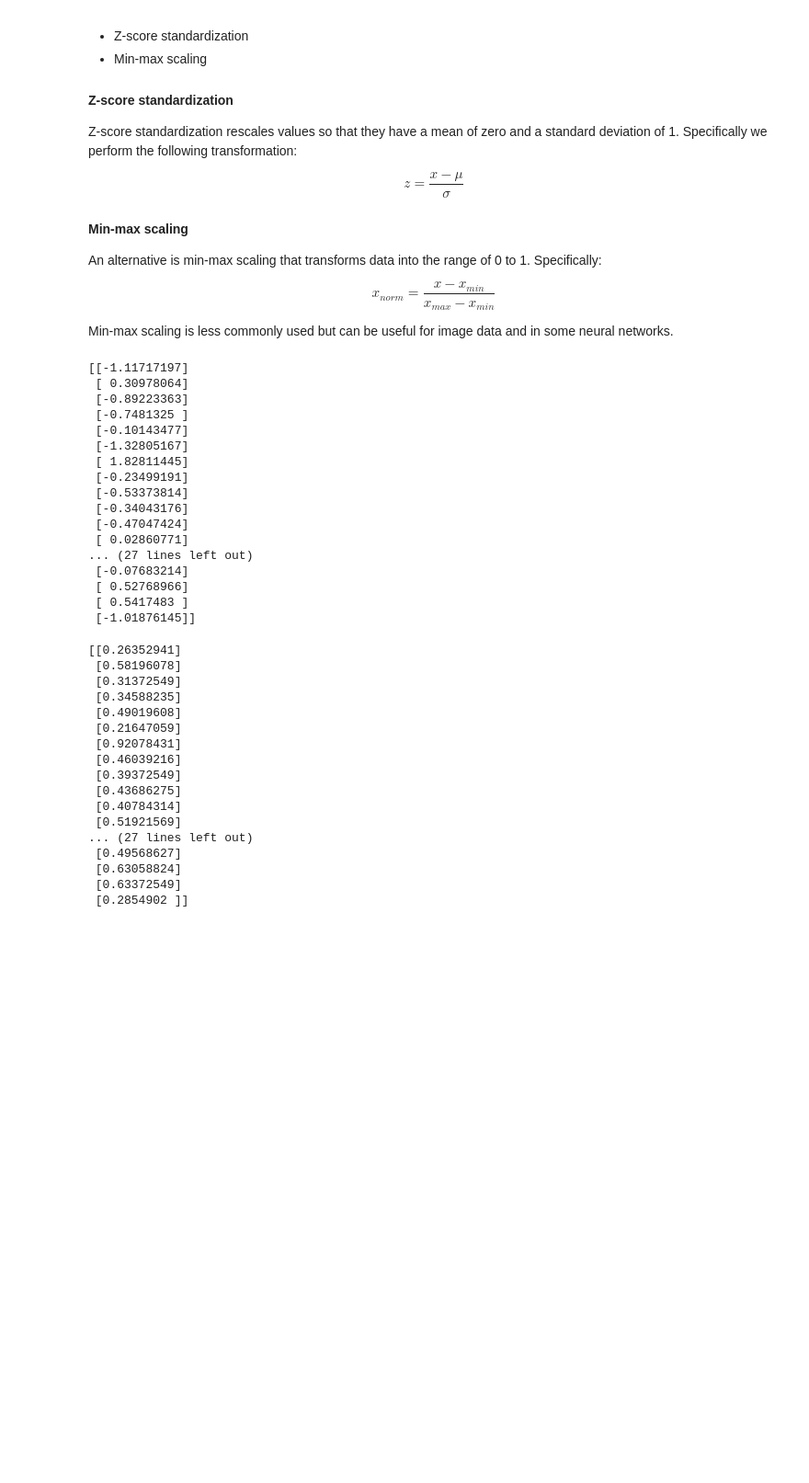
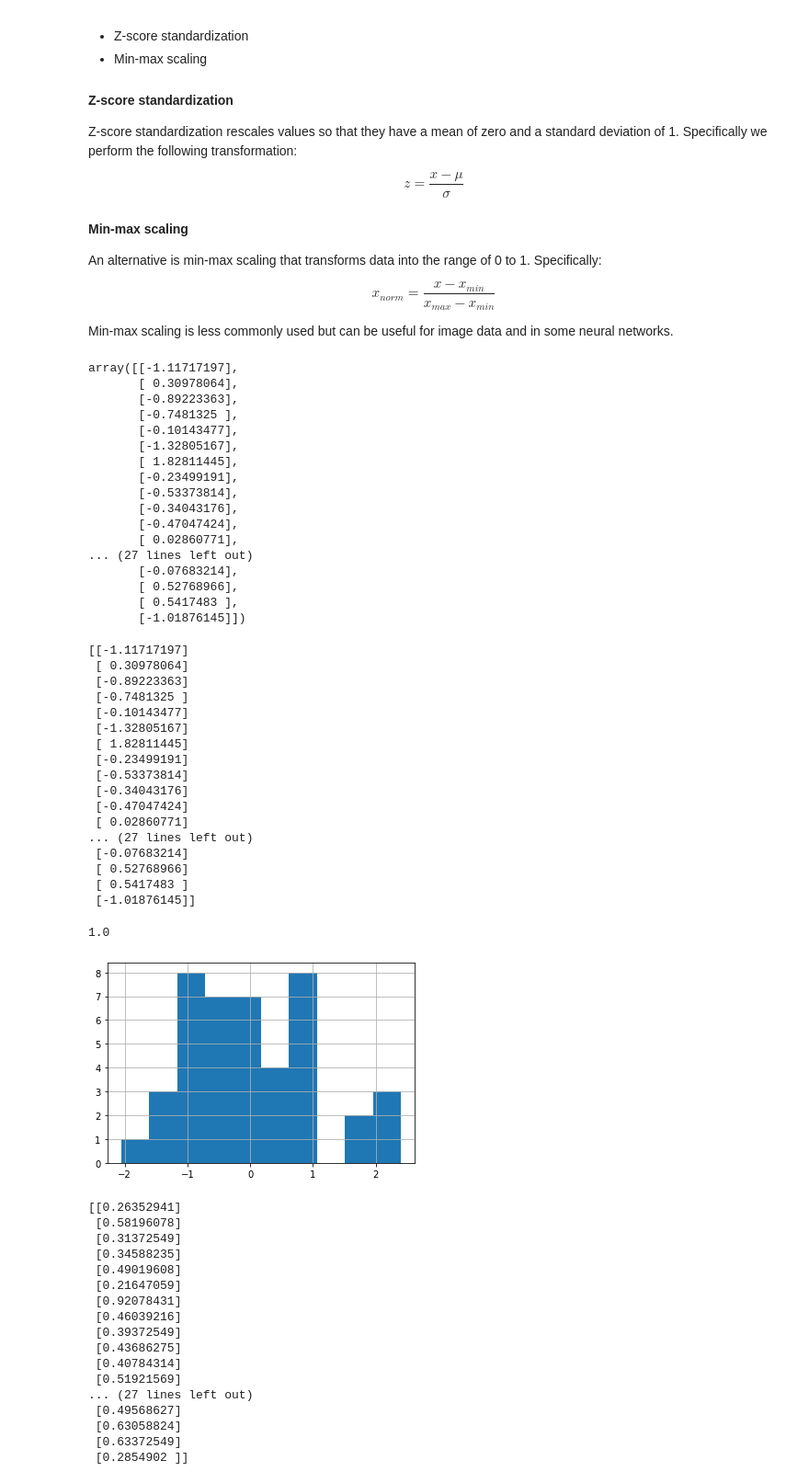
Before and after one commit to 1010shane/spring2020, a Jupyter notebook: 03/Week3.ipynb, the cells around one changed output. Shown at 92% size. Drawn from its saved outputs; the diff is of its cells as text; code cells hidden in the pictures; blank space fills up the shorter version.

```diff
--- a/03/Week3.ipynb
+++ b/03/Week3.ipynb
@@ -372,30 +372,51 @@ Min-max scaling is less commonly used but can be useful for image data and in so
 from sklearn.preprocessing import scale, StandardScaler, MinMaxScaler
 
 scaler = StandardScaler()
-print(scaler.fit_transform(boston[['1stFlrSF']]))
-#scaled_size = pd.Series(scale(boston.total_sf))
-#scaled_size.hist()
-#scaled_size.mean()
-#scaled_size.std(ddof=0)
-#boston["normalized_total_sf"] = scaled_size
+scaler.fit_transform(boston[['1stFlrSF']])
 # %% [output]
-[[-1.11717197]
- [ 0.30978064]
- [-0.89223363]
- [-0.7481325 ]
- [-0.10143477]
- [-1.32805167]
- [ 1.82811445]
- [-0.23499191]
- [-0.53373814]
- [-0.34043176]
- [-0.47047424]
- [ 0.02860771]
+array([[-1.11717197],
+       [ 0.30978064],
+       [-0.89223363],
+       [-0.7481325 ],
+       [-0.10143477],
+       [-1.32805167],
+       [ 1.82811445],
+       [-0.23499191],
+       [-0.53373814],
+       [-0.34043176],
+       [-0.47047424],
+       [ 0.02860771],
 ... (27 lines left out)
- [-0.07683214]
- [ 0.52768966]
- [ 0.5417483 ]
- [-1.01876145]]
+       [-0.07683214],
+       [ 0.52768966],
+       [ 0.5417483 ],
+       [-1.01876145]])
+# %%
+scaled_size = pd.Series(scale(boston.total_sf))
+scaled_size.hist()
+scaled_size.mean()
+scaled_size.std(ddof=0)
+#boston["normalized_total_sf"] = scaled_size
+# %% [output]
+[[-1.11717197]
+ [ 0.30978064]
+ [-0.89223363]
+ [-0.7481325 ]
+ [-0.10143477]
+ [-1.32805167]
+ [ 1.82811445]
+ [-0.23499191]
+ [-0.53373814]
+ [-0.34043176]
+ [-0.47047424]
+ [ 0.02860771]
+... (27 lines left out)
+ [-0.07683214]
+ [ 0.52768966]
+ [ 0.5417483 ]
+ [-1.01876145]]
+1.0
+[figure, added]
 # %%
 scaler = MinMaxScaler()
 print(scaler.fit_transform(boston[['1stFlrSF']]))
```
Also changed, not shown: parts of 2 cells of this notebook.
